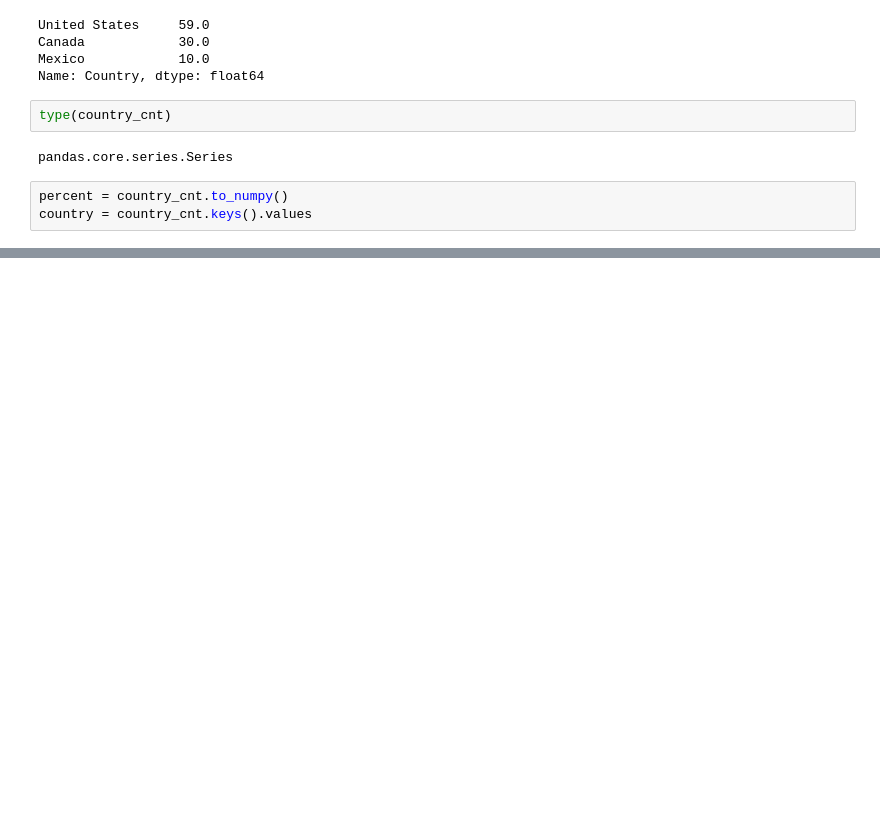
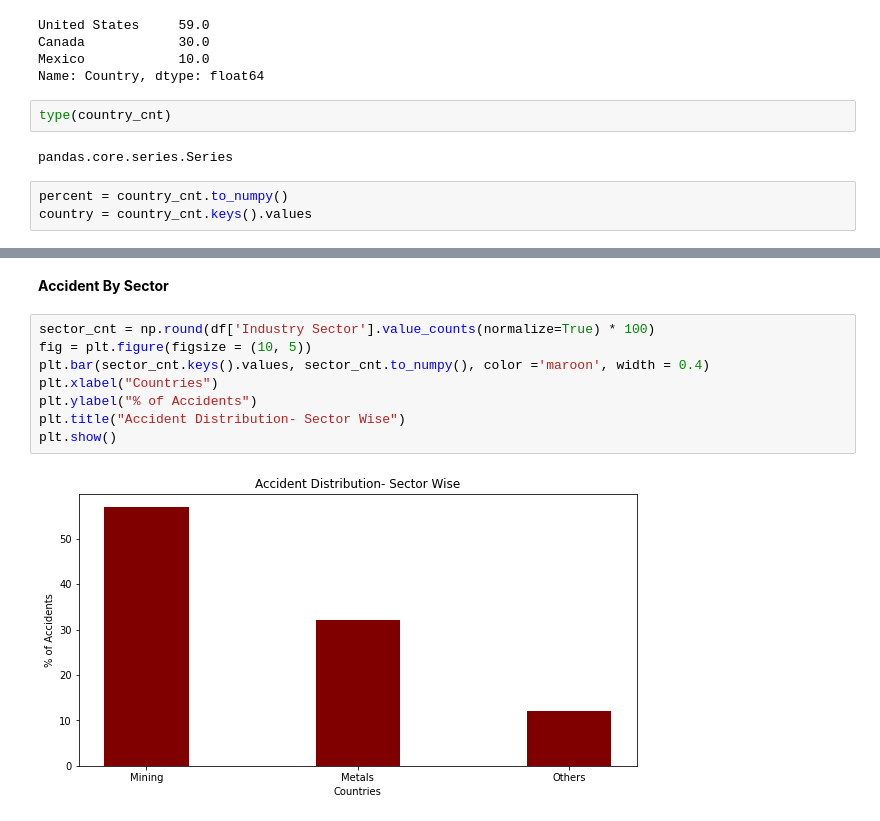
Before and after one commit to gauravpks/ml-repo, a Jupyter notebook: IndustrialSafetyDS/Industrial_Accident_Causal_Analysis.ipynb, the cells around one changed output, grey strips where cells are left out. Cells and saved outputs as stored; diff of their text form; blank space fills up the shorter version.

```diff
--- a/IndustrialSafetyDS/Industrial_Accident_Causal_Analysis.ipynb
+++ b/IndustrialSafetyDS/Industrial_Accident_Causal_Analysis.ipynb
@@ -167,0 +198,12 @@ plt.show()
+# %% [markdown]
+**Accident By Sector**
+# %%
+sector_cnt = np.round(df['Industry Sector'].value_counts(normalize=True) * 100)
+fig = plt.figure(figsize = (10, 5))
+plt.bar(sector_cnt.keys().values, sector_cnt.to_numpy(), color ='maroon', width = 0.4)
+plt.xlabel("Countries")
+plt.ylabel("% of Accidents")
+plt.title("Accident Distribution- Sector Wise")
+plt.show()
+# %% [output]
+[figure, added]
```
Also changed, not shown: parts of 7 cells of this notebook.
